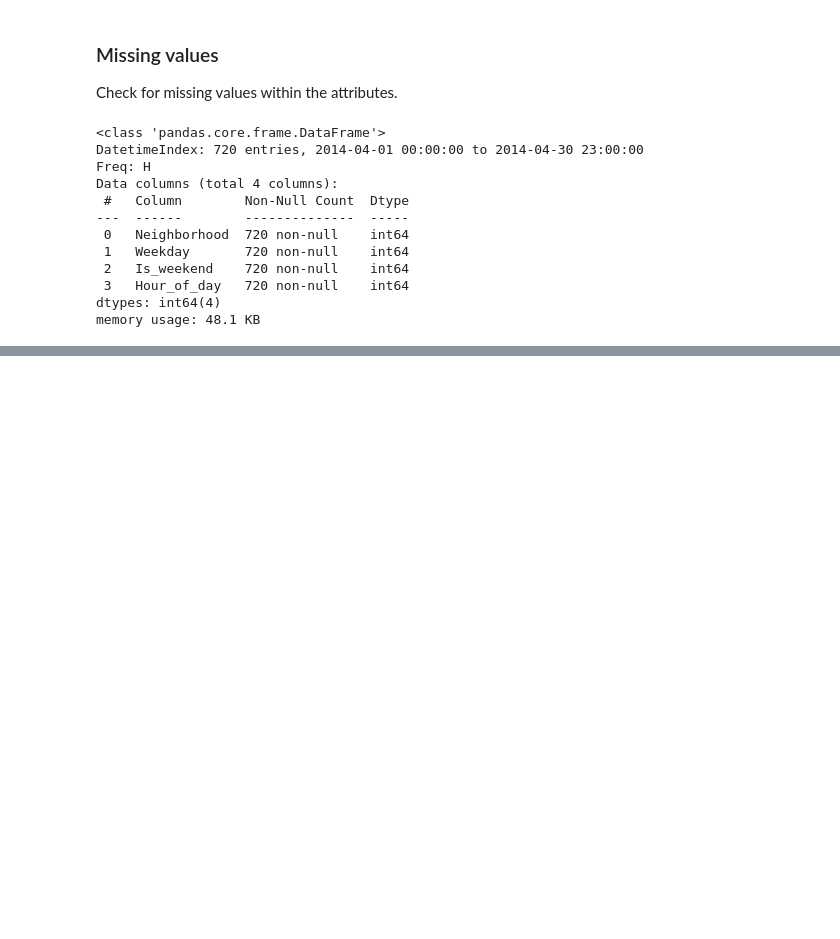
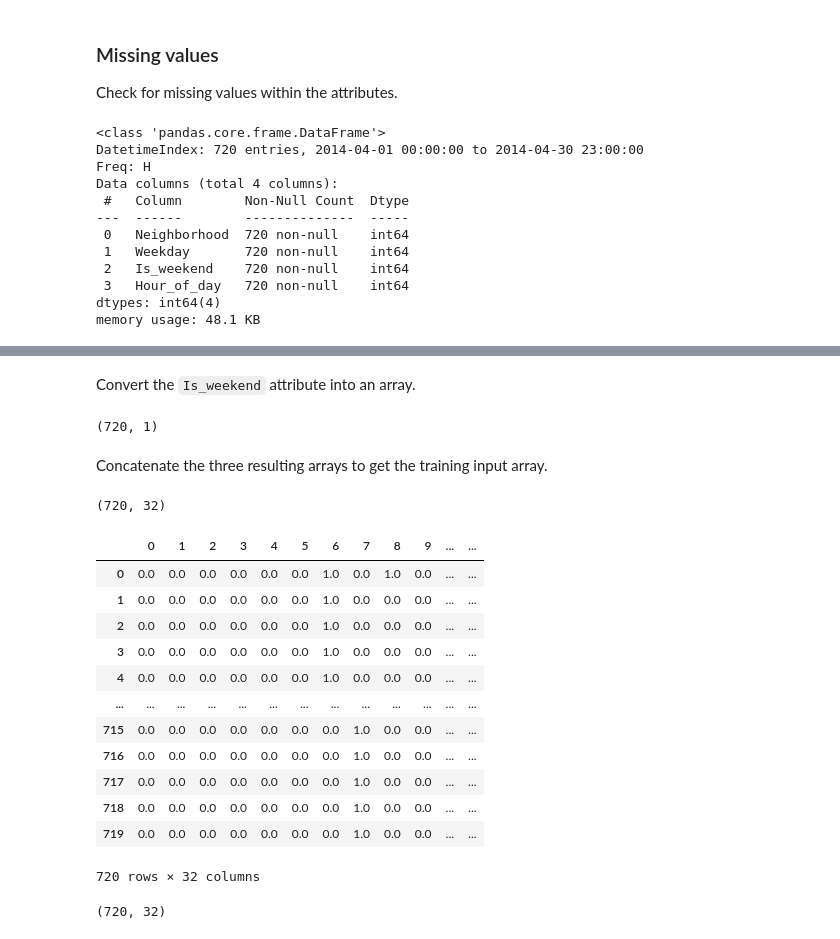
Before and after one commit to faberfred/uber-pickup-prediction, a Jupyter notebook: Uber-pickups-timeseries.ipynb, the cells around one changed output, grey strips where cells are left out. Saved outputs shown, nothing was run; the diff lists cells and outputs as text; code cells hidden in the pictures; blank space fills up the shorter version.

```diff
--- a/Uber-pickups-timeseries.ipynb
+++ b/Uber-pickups-timeseries.ipynb
@@ -532,0 +620,5 @@ There ate no categorical attributes/parameters in our preprocessed dataset. Othe
+# %%
+X_train_cat_hours = X_train_prep[['Hours']]
+# %%
+X_train_cat_hours_1hot = one_hot_encoder.fit_transform(X_train_cat_hours)
+X_train_cat_hours_1hot
@@ -532,0 +633,35 @@ There ate no categorical attributes/parameters in our preprocessed dataset. Othe
+# %% [markdown]
+Convert the `Is_weekend` attribute into an array.
+# %%
+Is_weekend_array = np.expand_dims(np.asarray(X_train_prep['Is_weekend']), axis=1)
+Is_weekend_array.shape
+# %% [output]
+(720, 1)
+# %% [markdown]
+Concatenate the three resulting arrays to get the training input array.
+# %%
+result = np.concatenate((Is_weekend_array, X_train_cat_days_1hot, X_train_cat_hours_1hot), axis=1)
+result.shape
+# %% [output]
+(720, 32)
+# %%
+X_train_prep = pd.DataFrame(result)
+X_train_prep
+# %% [output]
+|  | 0 | 1 | 2 | 3 | 4 | 5 | 6 | 7 | 8 | 9 | ... | ... |
+| 0 | 0.0 | 0.0 | 0.0 | 0.0 | 0.0 | 0.0 | 1.0 | 0.0 | 1.0 | 0.0 | ... | ... |
+| 1 | 0.0 | 0.0 | 0.0 | 0.0 | 0.0 | 0.0 | 1.0 | 0.0 | 0.0 | 0.0 | ... | ... |
+| 2 | 0.0 | 0.0 | 0.0 | 0.0 | 0.0 | 0.0 | 1.0 | 0.0 | 0.0 | 0.0 | ... | ... |
+| 3 | 0.0 | 0.0 | 0.0 | 0.0 | 0.0 | 0.0 | 1.0 | 0.0 | 0.0 | 0.0 | ... | ... |
+| 4 | 0.0 | 0.0 | 0.0 | 0.0 | 0.0 | 0.0 | 1.0 | 0.0 | 0.0 | 0.0 | ... | ... |
+| ... | ... | ... | ... | ... | ... | ... | ... | ... | ... | ... | ... | ... |
+| 715 | 0.0 | 0.0 | 0.0 | 0.0 | 0.0 | 0.0 | 0.0 | 1.0 | 0.0 | 0.0 | ... | ... |
+| 716 | 0.0 | 0.0 | 0.0 | 0.0 | 0.0 | 0.0 | 0.0 | 1.0 | 0.0 | 0.0 | ... | ... |
+| 717 | 0.0 | 0.0 | 0.0 | 0.0 | 0.0 | 0.0 | 0.0 | 1.0 | 0.0 | 0.0 | ... | ... |
+| 718 | 0.0 | 0.0 | 0.0 | 0.0 | 0.0 | 0.0 | 0.0 | 1.0 | 0.0 | 0.0 | ... | ... |
+| 719 | 0.0 | 0.0 | 0.0 | 0.0 | 0.0 | 0.0 | 0.0 | 1.0 | 0.0 | 0.0 | ... | ... |
+720 rows × 32 columns
+# %%
+X_train_prep.shape
+# %% [output]
+(720, 32)
```
Also changed, not shown: parts of 20 cells of this notebook.
